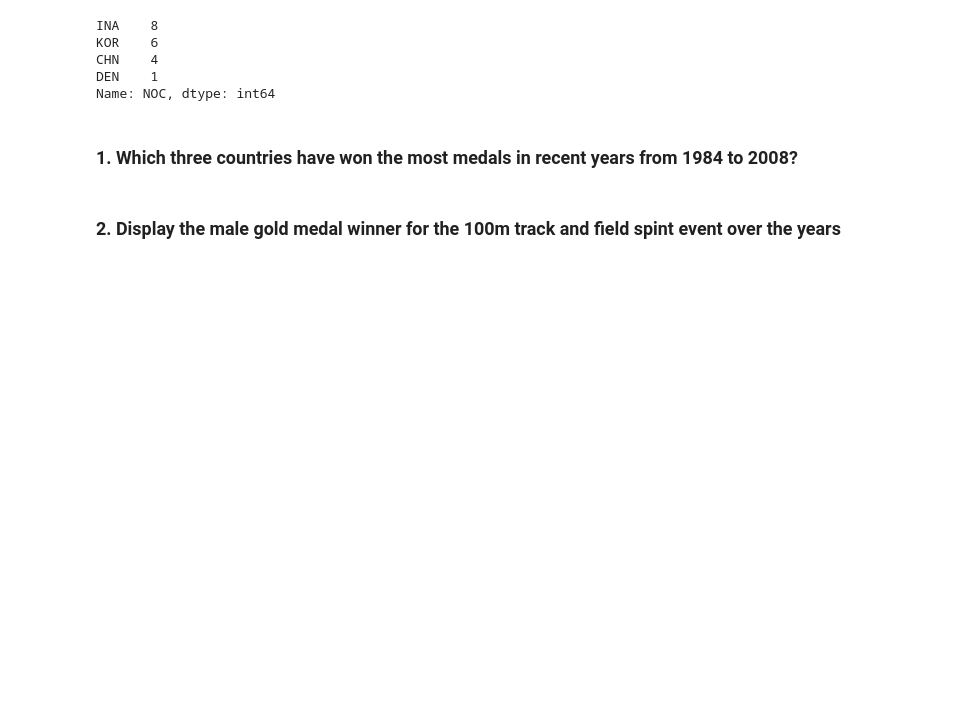
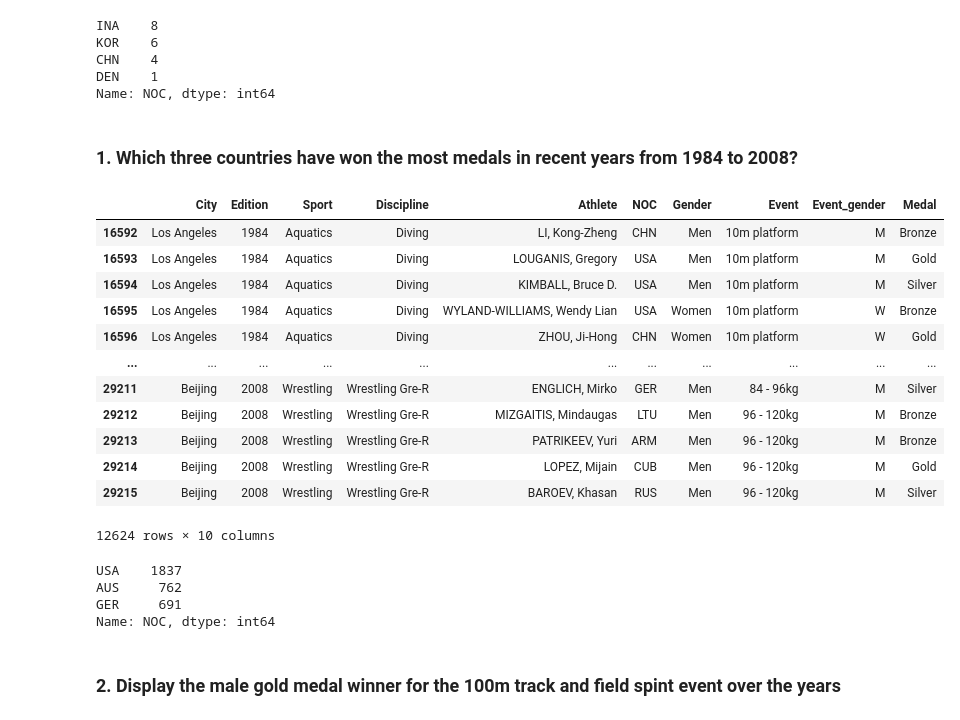
Before and after one commit to Qabas-mamari/pandas_basic, a Jupyter notebook: CH1 Challenge.ipynb, the cells around one changed output. Cells and saved outputs as stored; diff of their text form; code cells hidden in the pictures; blank space fills up the shorter version.

```diff
--- a/CH1 Challenge.ipynb
+++ b/CH1 Challenge.ipynb
@@ -137,5 +137,30 @@ DEN    1
 Name: NOC, dtype: int64
 # %% [markdown]
 ### 1. Which three countries have won the most medals in recent years from 1984 to 2008?
+# %%
+years = oo[oo.Edition >= 1984]
+years
+# %% [output]
+|  | City | Edition | Sport | Discipline | Athlete | NOC | Gender | Event | Event_gender | Medal |
+| 16592 | Los Angeles | 1984 | Aquatics | Diving | LI, Kong-Zheng | CHN | Men | 10m platform | M | Bronze |
+| 16593 | Los Angeles | 1984 | Aquatics | Diving | LOUGANIS, Gregory | USA | Men | 10m platform | M | Gold |
+| 16594 | Los Angeles | 1984 | Aquatics | Diving | KIMBALL, Bruce D. | USA | Men | 10m platform | M | Silver |
+| 16595 | Los Angeles | 1984 | Aquatics | Diving | WYLAND-WILLIAMS, Wendy Lian | USA | Women | 10m platform | W | Bronze |
+| 16596 | Los Angeles | 1984 | Aquatics | Diving | ZHOU, Ji-Hong | CHN | Women | 10m platform | W | Gold |
+| ... | ... | ... | ... | ... | ... | ... | ... | ... | ... | ... |
+| 29211 | Beijing | 2008 | Wrestling | Wrestling Gre-R | ENGLICH, Mirko | GER | Men | 84 - 96kg | M | Silver |
+| 29212 | Beijing | 2008 | Wrestling | Wrestling Gre-R | MIZGAITIS, Mindaugas | LTU | Men | 96 - 120kg | M | Bronze |
+| 29213 | Beijing | 2008 | Wrestling | Wrestling Gre-R | PATRIKEEV, Yuri | ARM | Men | 96 - 120kg | M | Bronze |
+| 29214 | Beijing | 2008 | Wrestling | Wrestling Gre-R | LOPEZ, Mijain | CUB | Men | 96 - 120kg | M | Gold |
+| 29215 | Beijing | 2008 | Wrestling | Wrestling Gre-R | BAROEV, Khasan | RUS | Men | 96 - 120kg | M | Silver |
+12624 rows × 10 columns
+# %%
+countries =years.NOC.value_counts().head(3)
+countries
+# %% [output]
+USA    1837
+AUS     762
+GER     691
+Name: NOC, dtype: int64
 # %% [markdown]
 ### 2. Display the male gold medal winner for the 100m track and field spint event over the years
```
Also changed, not shown: parts of 1 cell of this notebook, 1 other file.
